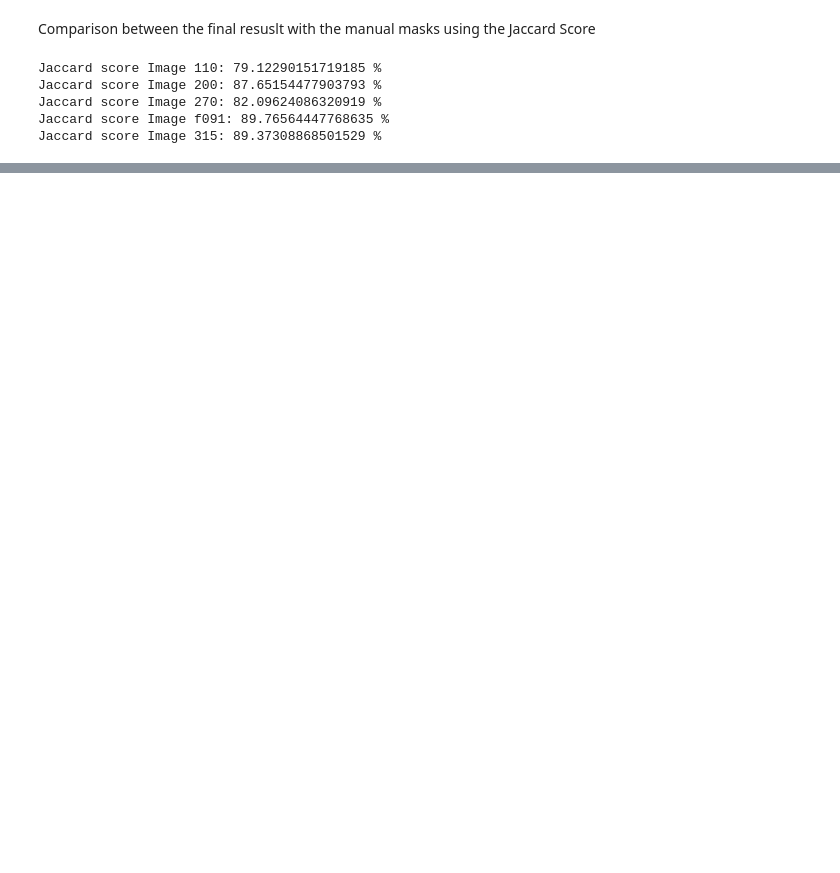
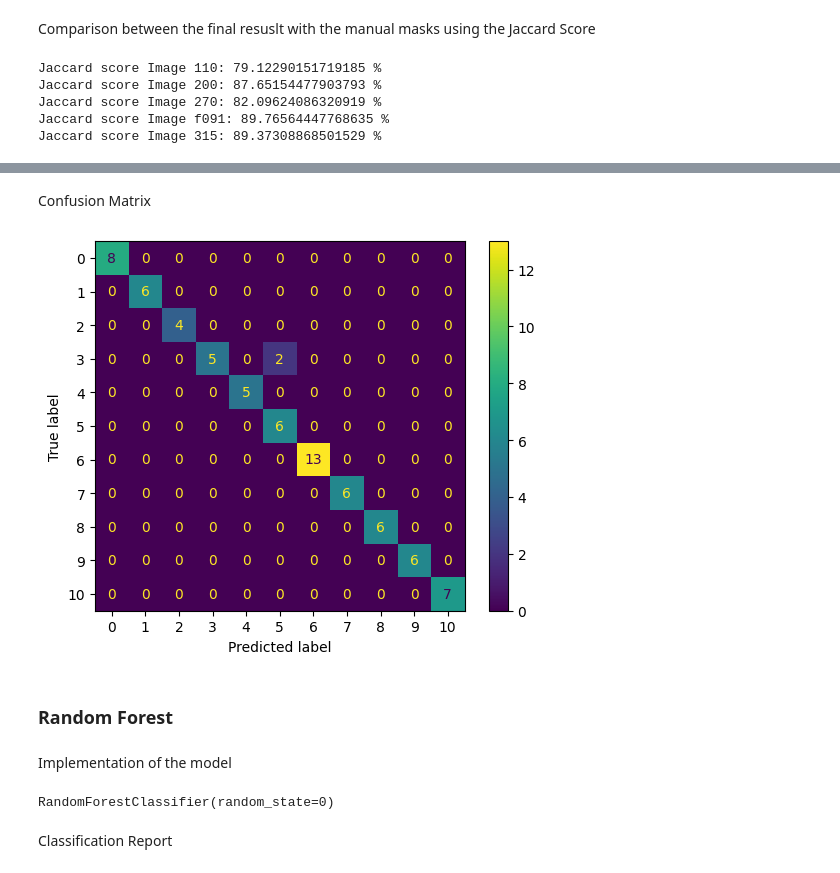
Before and after one commit to anamarigarzon/Predictive_and_Proactive_Maintenance_in_Power_Systems, a Jupyter notebook: Indoor-Power-Systems/IR_image_analysis_Motor.ipynb, the cells around one changed output, grey strips where cells are left out. Cells and saved outputs as stored; diff of their text form; code cells hidden in the pictures; blank space fills up the shorter version.

```diff
--- a/Indoor-Power-Systems/IR_image_analysis_Motor.ipynb
+++ b/Indoor-Power-Systems/IR_image_analysis_Motor.ipynb
@@ -793,0 +970,6 @@ Jaccard score Image 315: 89.37308868501529 %
+# %%
+from sklearn.tree import DecisionTreeClassifier
+dt_clf = DecisionTreeClassifier(random_state=0)
+dt_clf.fit(X_train, y_train)
+# %%
+y_pred_dt = dt_clf.predict(X_test)
@@ -793,0 +998,19 @@ Jaccard score Image 315: 89.37308868501529 %
+# %% [markdown]
+Confusion Matrix
+# %%
+c_matrix_dt = confusion_matrix(y_test, y_pred_dt)
+disp = ConfusionMatrixDisplay(confusion_matrix=c_matrix_dt)
+disp.plot()
+plt.show()
+# %% [output]
+[figure, added]
+# %% [markdown]
+### Random Forest
+# %% [markdown]
+Implementation of the model
+# %%
+from sklearn.ensemble import RandomForestClassifier
+rf_clf = RandomForestClassifier(random_state=0)
+rf_clf.fit(X_train, y_train)
+# %% [output]
+RandomForestClassifier(random_state=0)
@@ -793,0 +1019,2 @@ Jaccard score Image 315: 89.37308868501529 %
+# %% [markdown]
+Classification Report
```
Also changed, not shown: parts of 105 cells of this notebook.
